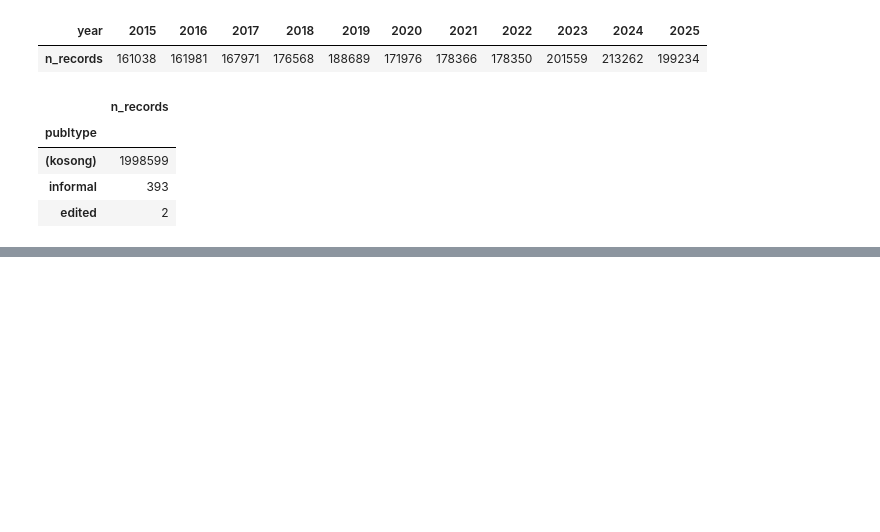
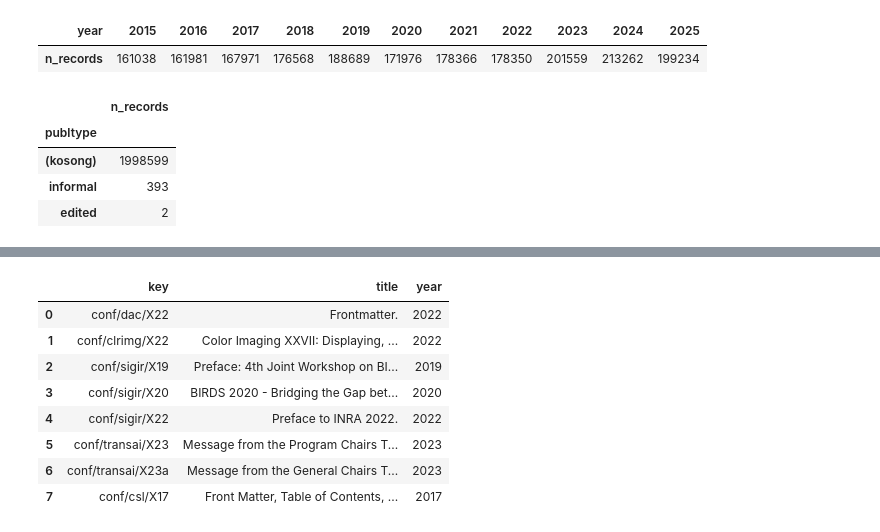
Before and after one commit to RNXFreeze/IF4041-Datmin-Tubes-Kel1, a Jupyter notebook: notebooks/01_data_extraction_preprocessing.ipynb, the cells around one changed output, grey strips where cells are left out. Drawn from its saved outputs; the diff is of its cells as text; code cells hidden in the pictures; blank space fills up the shorter version.

Commit message:
feat: add missing value handling to preprocessing

```diff
--- a/notebooks/01_data_extraction_preprocessing.ipynb
+++ b/notebooks/01_data_extraction_preprocessing.ipynb
@@ -269,0 +287,13 @@ papers["publtype"].to_pandas().fillna("(kosong)").value_counts().to_frame("n_rec
+# %%
+no_author = papers.filter(pc.equal(pc.list_value_length(papers["authors"]), 0))
+no_author.select(["key", "title", "year"]).slice(0, 8).to_pandas()
+# %% [output]
+|  | key | title | year |
+| 0 | conf/dac/X22 | Frontmatter. | 2022 |
+| 1 | conf/clrimg/X22 | Color Imaging XXVII: Displaying, ... | 2022 |
+| 2 | conf/sigir/X19 | Preface: 4th Joint Workshop on BI... | 2019 |
+| 3 | conf/sigir/X20 | BIRDS 2020 - Bridging the Gap bet... | 2020 |
+| 4 | conf/sigir/X22 | Preface to INRA 2022. | 2022 |
+| 5 | conf/transai/X23 | Message from the Program Chairs T... | 2023 |
+| 6 | conf/transai/X23a | Message from the General Chairs T... | 2023 |
+| 7 | conf/csl/X17 | Front Matter, Table of Contents, ... | 2017 |
```
Also changed, not shown: parts of 3 cells of this notebook, 1 other file.
